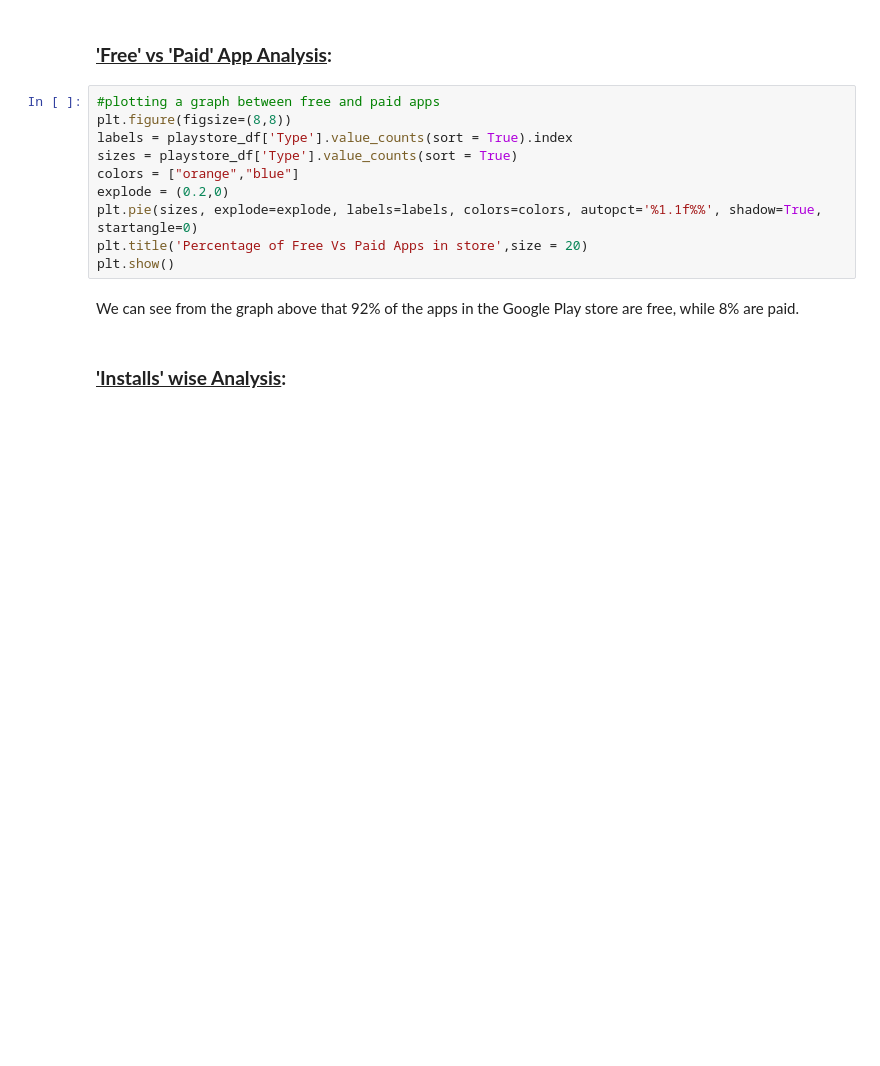
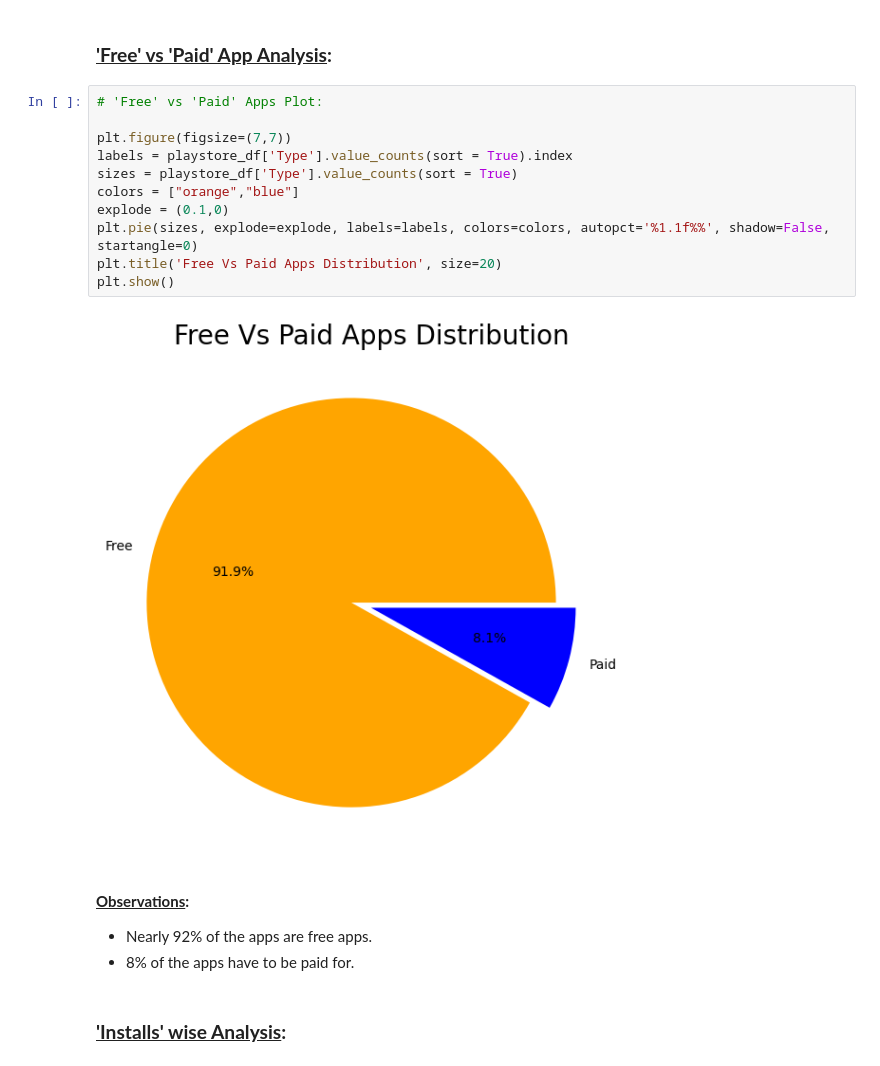
Before and after one commit to aviralsingh2907/PlayStore-App-Review-Analysis, a Jupyter notebook: EDA_Play_Store_App_Review_Analysis.ipynb, the cells around one changed output. Cells and saved outputs as stored; diff of their text form; blank space fills up the shorter version.

```diff
--- a/EDA_Play_Store_App_Review_Analysis.ipynb
+++ b/EDA_Play_Store_App_Review_Analysis.ipynb
@@ -608,17 +621,22 @@ The Everyone category has the most apps, as can be seen from the plot above.
 # %% [markdown]
 ### <b><u>'Free' vs 'Paid' App Analysis</u>:</b>
 # %%
-#plotting a graph between free and paid apps
-plt.figure(figsize=(8,8))
+# 'Free' vs 'Paid' Apps Plot:
+
+plt.figure(figsize=(7,7))
 labels = playstore_df['Type'].value_counts(sort = True).index
 sizes = playstore_df['Type'].value_counts(sort = True)
 colors = ["orange","blue"]
-explode = (0.2,0)
-plt.pie(sizes, explode=explode, labels=labels, colors=colors, autopct='%1.1f%%', shadow=True, startangle=0)
-plt.title('Percentage of Free Vs Paid Apps in store',size = 20)
+explode = (0.1,0)
+plt.pie(sizes, explode=explode, labels=labels, colors=colors, autopct='%1.1f%%', shadow=False, startangle=0)
+plt.title('Free Vs Paid Apps Distribution', size=20)
 plt.show()
+# %% [output]
+[figure, added]
-# %% [markdown]
-We can see from the graph above that 92% of the apps in the Google Play store are free, while 8% are paid.
+# %% [markdown]
+<b><u>Observations</u>:</b>
+* Nearly 92% of the apps are free apps.
+* 8% of the apps have to be paid for.
 # %% [markdown]
 ### <b><u>'Installs' wise Analysis</u>:</b>
 # %% [markdown]
```
Also changed, not shown: parts of 57 cells of this notebook.
